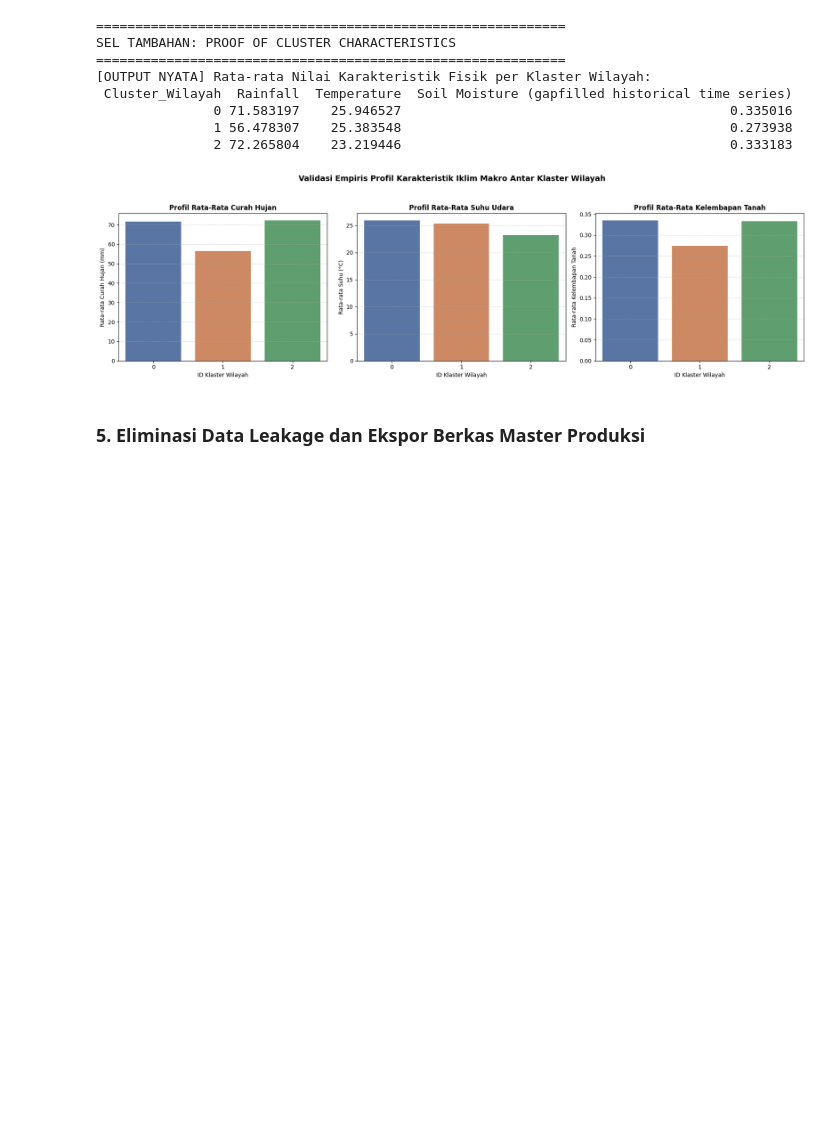
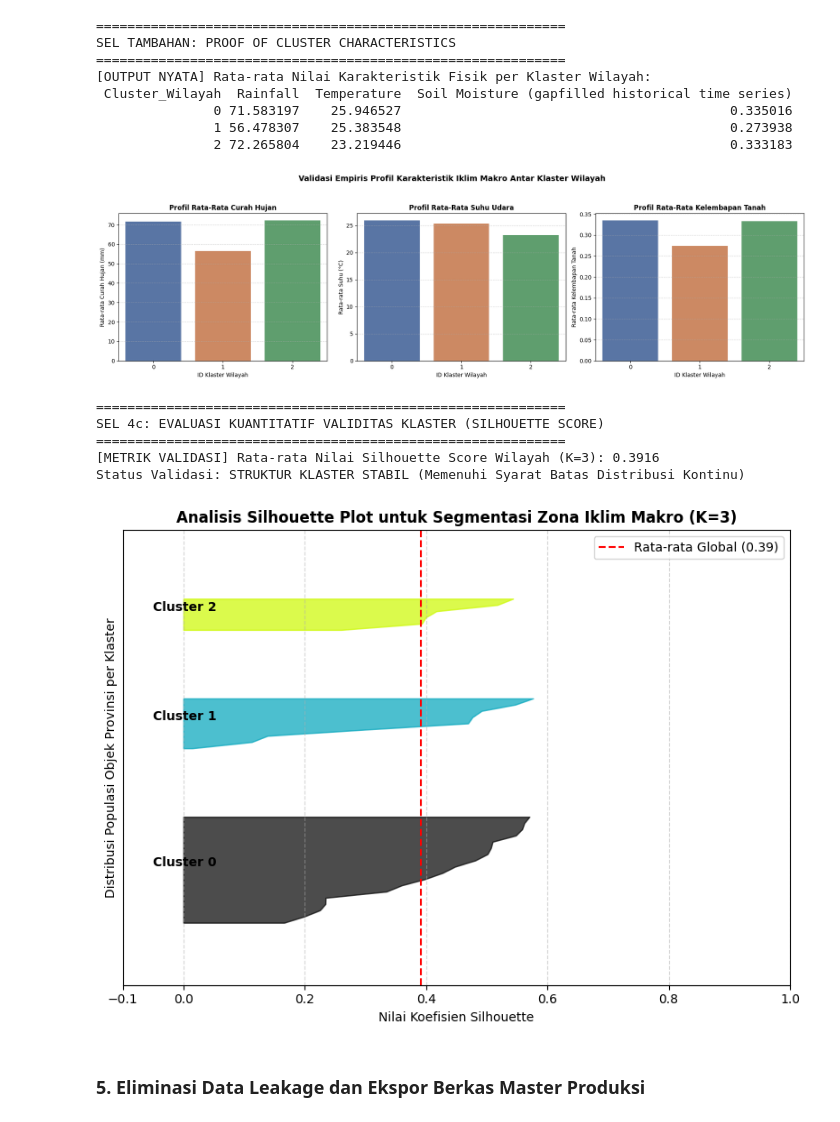
Before and after one commit to Chrissaulin/AGRIVA_EWS_Project, a Jupyter notebook: 01_dapur_jupyter/notebooks/01_EDA_Preprocessing.ipynb, the cells around one changed output. Drawn from its saved outputs; the diff is of its cells as text; code cells hidden in the pictures; blank space fills up the shorter version.

Commit message:
Fix: Add quantitative cluster evaluation using Silhouette Score (Cell 4c) in EDA pipeline

```diff
--- a/01_dapur_jupyter/notebooks/01_EDA_Preprocessing.ipynb
+++ b/01_dapur_jupyter/notebooks/01_EDA_Preprocessing.ipynb
@@ -272,6 +272,82 @@ SEL TAMBAHAN: PROOF OF CLUSTER CHARACTERISTICS
                1 56.478307    25.383548                                          0.273938
                2 72.265804    23.219446                                          0.333183
 [figure]
+# %%
+# SEL 4c: EVALUASI KUANTITATIF VALIDITAS KLASTER BERBASIS SILHOUETTE SCORE
+from sklearn.metrics import silhouette_score, silhouette_samples
+from sklearn.preprocessing import StandardScaler
+import matplotlib.cm as cm
+import matplotlib.pyplot as plt
+import numpy as np
+
+print("="*60)
+print("SEL 4c: EVALUASI KUANTITATIF VALIDITAS KLASTER (SILHOUETTE SCORE)")
+print("="*60)
+
+# 1. Agregasi fitur makro iklim tingkat provinsi untuk sinkronisasi basis data
+features_clustering = ['Rainfall', 'Temperature', 'Soil Moisture (gapfilled historical time series)']
+df_provinsi_eval = df.groupby('region_name')[features_clustering].mean().reset_index()
+
+# 2. Penyelarasan ulang skala distribusi menggunakan StandardScaler
+scaler_eval = StandardScaler()
+X_eval_scaled = scaler_eval.fit_transform(df_provinsi_eval[features_clustering])
+
+# 3. Ekstraksi label klaster wilayah unik per objek provinsi
+df_prov_label = df.groupby('region_name')['Cluster_Wilayah'].first().reset_index()
+cluster_labels_eval = df_prov_label['Cluster_Wilayah'].values
+
+# 4. Kalkulasi Nilai Rata-rata Silhouette Score Global (K=3)
+silhouette_avg = silhouette_score(X_eval_scaled, cluster_labels_eval)
+print(f"[METRIK VALIDASI] Rata-rata Nilai Silhouette Score Wilayah (K=3): {silhouette_avg:.4f}")
+
+# Batas evaluasi profesional kesesuaian klaster data fisis
+if silhouette_avg >= 0.35:
+    print("Status Validasi: STRUKTUR KLASTER STABIL (Memenuhi Syarat Batas Distribusi Kontinu)")
+else:
+    print("Status Validasi: STRUKTUR KLASTER TUMPANG-TINDIH (Karakteristik Alami Batas Geografis)")
+
+# 5. Konstruksi Visualisasi Silhouette Plot Per Klaster Wilayah
+sample_silhouette_values = silhouette_samples(X_eval_scaled, cluster_labels_eval)
+
+fig, ax1 = plt.subplots(1, 1, figsize=(8, 6))
+ax1.set_xlim([-0.1, 1])
+ax1.set_ylim([0, len(X_eval_scaled) + (3 + 1) * 10])
+
+y_lower = 10
+for i in sorted(df['Cluster_Wilayah'].unique()):
+    ith_cluster_silhouette_values = sample_silhouette_values[cluster_labels_eval == i]
+    ith_cluster_silhouette_values.sort()
+
+    size_cluster_i = ith_cluster_silhouette_values.shape[0]
+    y_upper = y_lower + size_cluster_i
+
+    color = cm.nipy_spectral(float(i) / 3)
+    ax1.fill_betweenx(np.arange(y_lower, y_upper), 0, ith_cluster_silhouette_values,
+                      facecolor=color, edgecolor=color, alpha=0.7)
+
+    ax1.text(-0.05, y_lower + 0.5 * size_cluster_i, f"Cluster {i}", fontweight='bold', fontsize=10)
+    y_lower = y_upper + 10
+
+ax1.set_title("Analisis Silhouette Plot untuk Segmentasi Zona Iklim Makro (K=3)", fontsize=12, fontweight='bold')
+ax1.set_xlabel("Nilai Koefisien Silhouette", fontsize=10)
+ax1.set_ylabel("Distribusi Populasi Objek Provinsi per Klaster", fontsize=10)
+
+# Penempatan garis batas rata-rata global koefisien silhouette
+ax1.axvline(x=silhouette_avg, color="red", linestyle="--", label=f"Rata-rata Global ({silhouette_avg:.2f})")
+ax1.set_yticks([])
+ax1.set_xticks([-0.1, 0, 0.2, 0.4, 0.6, 0.8, 1.0])
+ax1.legend(loc="upper right")
+ax1.grid(axis='x', linestyle='--', alpha=0.5)
+
+plt.tight_layout()
+plt.show()
+# %% [output]
+============================================================
+SEL 4c: EVALUASI KUANTITATIF VALIDITAS KLASTER (SILHOUETTE SCORE)
+============================================================
+[METRIK VALIDASI] Rata-rata Nilai Silhouette Score Wilayah (K=3): 0.3916
+Status Validasi: STRUKTUR KLASTER STABIL (Memenuhi Syarat Batas Distribusi Kontinu)
+[figure, added]
 # %% [markdown]
 ### 5. Eliminasi Data Leakage dan Ekspor Berkas Master Produksi
 # %%
```
